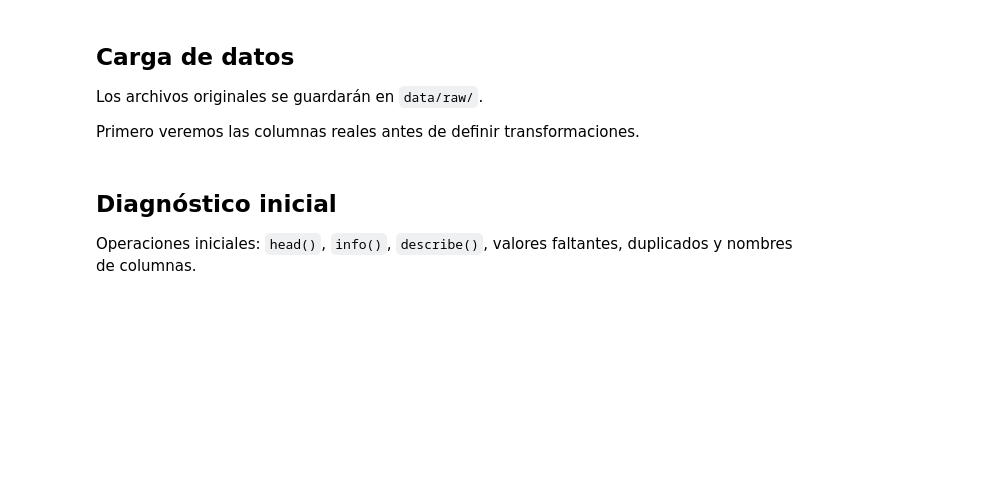
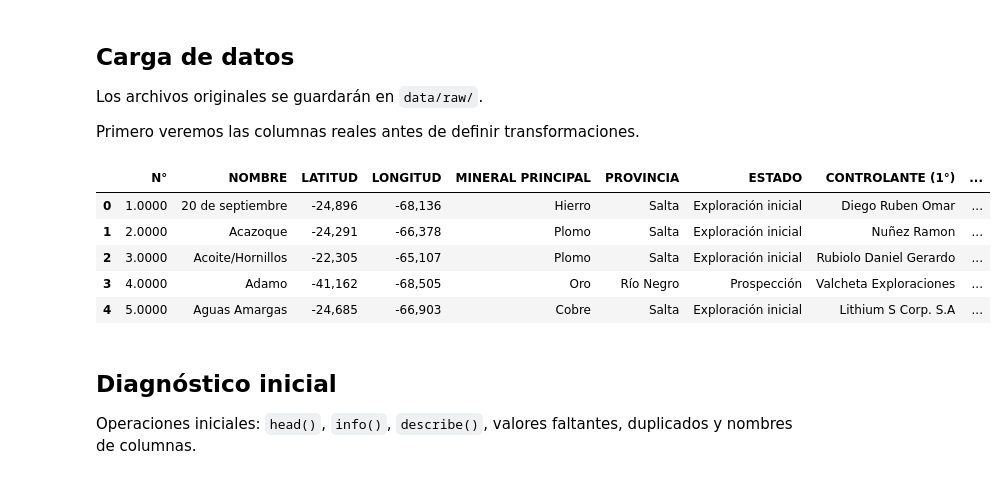
Before and after one commit to Fransalchipapas/analisis-proyectos-mineros-mendoza-, a Jupyter notebook: notebooks/01_aed_proyectos_mineros_mendoza.ipynb, the cells around one changed output. Drawn from its saved outputs; the diff is of its cells as text; code cells hidden in the pictures; blank space fills up the shorter version.

```diff
--- a/notebooks/01_aed_proyectos_mineros_mendoza.ipynb
+++ b/notebooks/01_aed_proyectos_mineros_mendoza.ipynb
@@ -34,3 +31,18 @@ Primero veremos las columnas reales antes de definir transformaciones.
+# %%
+df= pd.read_csv(
+    "../data/raw/Cartera-de-Proyectos-Mineros-Metaliferos-y-Litio-del-SIACAM(MetalIferos y litio).csv",
+    encoding="cp1252", #lo adaptamos para que pueda leer la codificacion Windows-1252 (UnicodeDecodeError)
+    sep=";"# los datos del csv viene separados por; lo que ocasiona ParserError
+)
+
+df.head()
+# %% [output]
+|  | N° | NOMBRE | LATITUD | LONGITUD | MINERAL PRINCIPAL | PROVINCIA | ESTADO | CONTROLANTE (1°) | ... |
+| 0 | 1.0000 | 20 de septiembre | -24,896 | -68,136 | Hierro | Salta | Exploración inicial | Diego Ruben Omar | ... |
+| 1 | 2.0000 | Acazoque | -24,291 | -66,378 | Plomo | Salta | Exploración inicial | Nuñez Ramon | ... |
+| 2 | 3.0000 | Acoite/Hornillos | -22,305 | -65,107 | Plomo | Salta | Exploración inicial | Rubiolo Daniel Gerardo | ... |
+| 3 | 4.0000 | Adamo | -41,162 | -68,505 | Oro | Río Negro | Prospección | Valcheta Exploraciones | ... |
+| 4 | 5.0000 | Aguas Amargas | -24,685 | -66,903 | Cobre | Salta | Exploración inicial | Lithium S Corp. S.A | ... |
 # %% [markdown]
 ## Diagnóstico inicial
 
```
Also changed, not shown: parts of 9 cells of this notebook, 8 other files.
